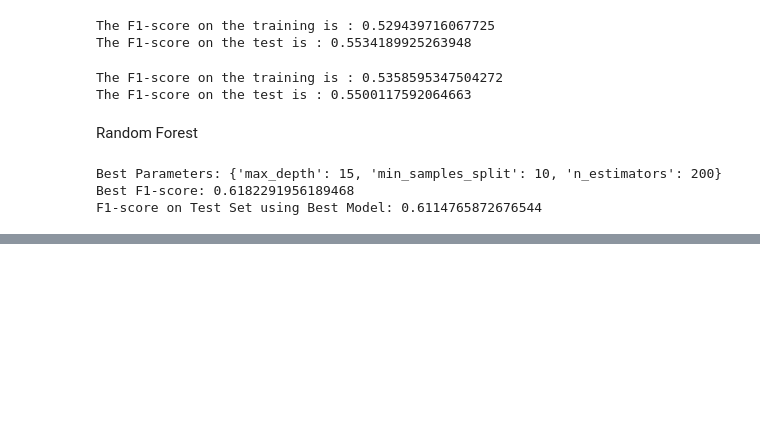
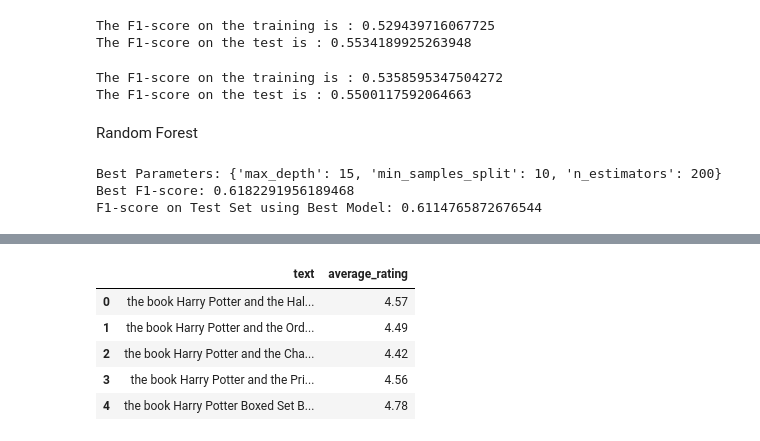
Before and after one commit to databrad/RateMe, a Jupyter notebook: book.ipynb, the cells around one changed output, grey strips where cells are left out. Cells and saved outputs as stored; diff of their text form; code cells hidden in the pictures; blank space fills up the shorter version.

```diff
--- a/book.ipynb
+++ b/book.ipynb
@@ -663,0 +713,11 @@ F1-score on Test Set using Best Model: 0.6114765872676544
+# %%
+df = data[["text", "average_rating"]]
+# %%
+df.head()
+# %% [output]
+|  | text | average_rating |
+| 0 | the book Harry Potter and the Hal... | 4.57 |
+| 1 | the book Harry Potter and the Ord... | 4.49 |
+| 2 | the book Harry Potter and the Cha... | 4.42 |
+| 3 | the book Harry Potter and the Pri... | 4.56 |
+| 4 | the book Harry Potter Boxed Set B... | 4.78 |
```
Also changed, not shown: parts of 14 cells of this notebook, 1 other file.
